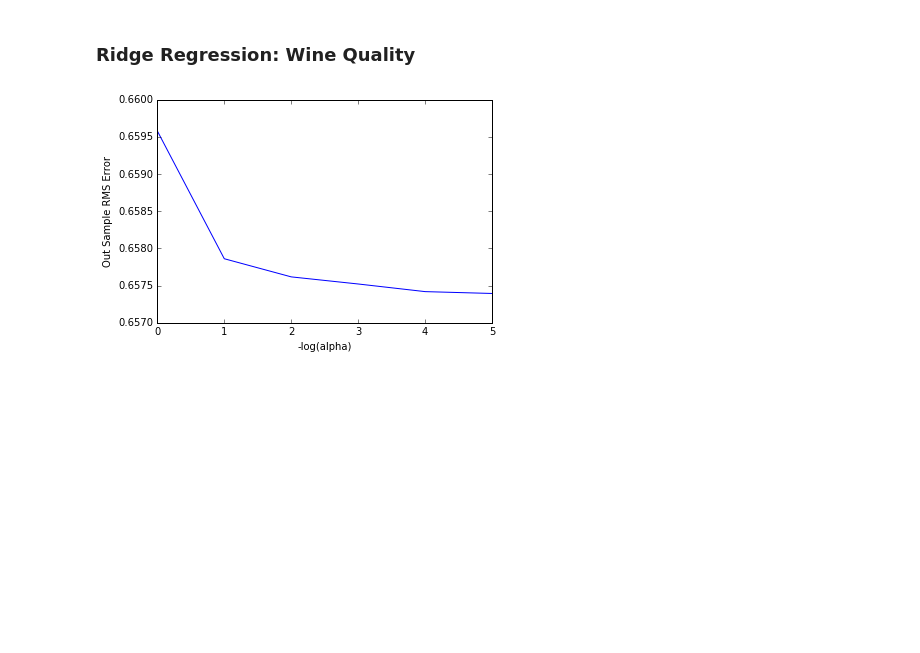
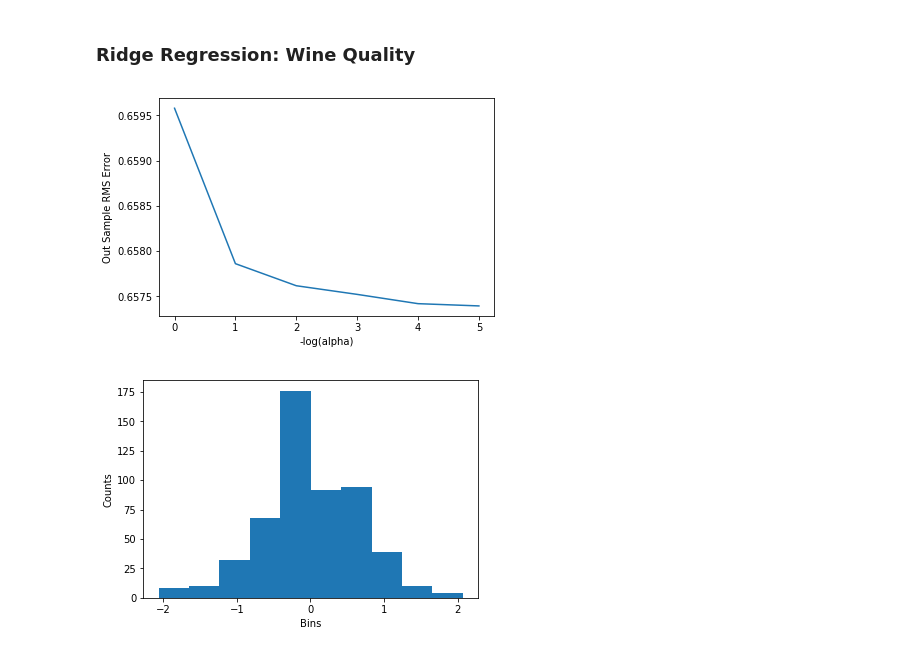
Before and after one commit to rohit-sa/ml_practice, a Jupyter notebook: pred_model_build.ipynb, the cells around one changed output. Saved outputs shown, nothing was run; the diff lists cells and outputs as text; code cells hidden in the pictures; blank space fills up the shorter version.

```diff
--- a/pred_model_build.ipynb
+++ b/pred_model_build.ipynb
@@ -190,32 +190,37 @@ data = pd.read_csv(target_url, header=0, sep=';')
 labels = data['quality']
 data.drop('quality', axis=1, inplace=True)
 sss = StratifiedShuffleSplit(n_splits=1, test_size=0.33, random_state=42)
 for train_index, test_index in sss.split(data.values, labels):
     X_train, y_train = data.values[train_index], labels[train_index]
     X_test, y_test = data.values[test_index], labels[test_index]
 
-X_train, y_train, X_test, y_test = third_split(data.values,labels)
+#X_train, y_train, X_test, y_test = third_split(data.values,labels)
 
 n_feature = len(data.columns)
 out_sample_error = []
 alpha_range = range(6)
 alpha_list = np.power(0.1,alpha_range)
 
 for a in alpha_list:
     wq_ridge_model = linear_model.Ridge(alpha=a)
     wq_ridge_model.fit(X_train, y_train)
     test_pred = wq_ridge_model.predict(X_test)
     rms_error = np.linalg.norm(y_test-test_pred, 2)/np.sqrt(len(y_test))
     out_sample_error.append(rms_error)
 
 plt.plot(alpha_range, out_sample_error)
 plt.xlabel('-log(alpha)')
 plt.ylabel('Out Sample RMS Error')
 plt.show()
 
 best_alpha_index = np.argmin(out_sample_error)
 wq_ridge_model.set_params(alpha=alpha_list[best_alpha_index])
 wq_ridge_model.fit(X_train, y_train)
 test_pred = wq_ridge_model.predict(X_test)
+plt.hist(y_test - test_pred)
+plt.xlabel('Bins')
+plt.ylabel('Counts')
+plt.show()
 # %% [output]
-[figure, old version]
+[figure, new version]
+[figure, added]
```
Also changed, not shown: parts of 6 cells of this notebook.
